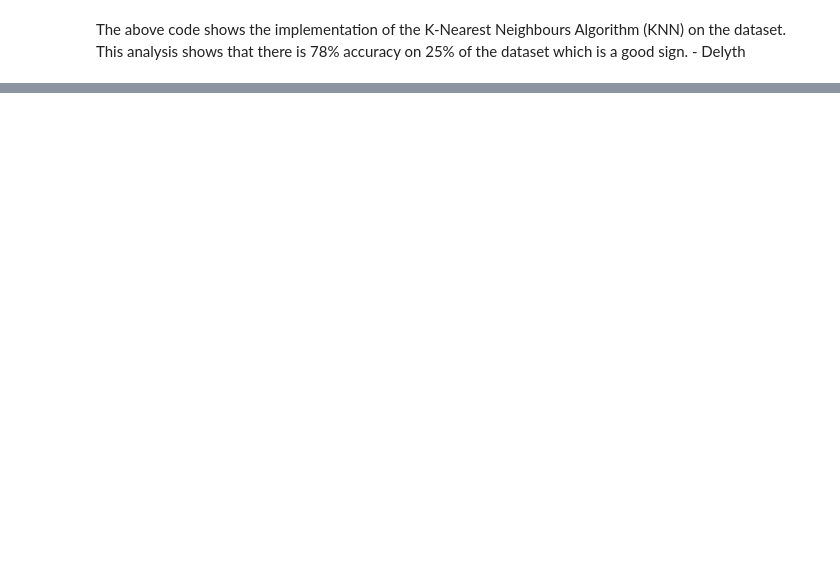
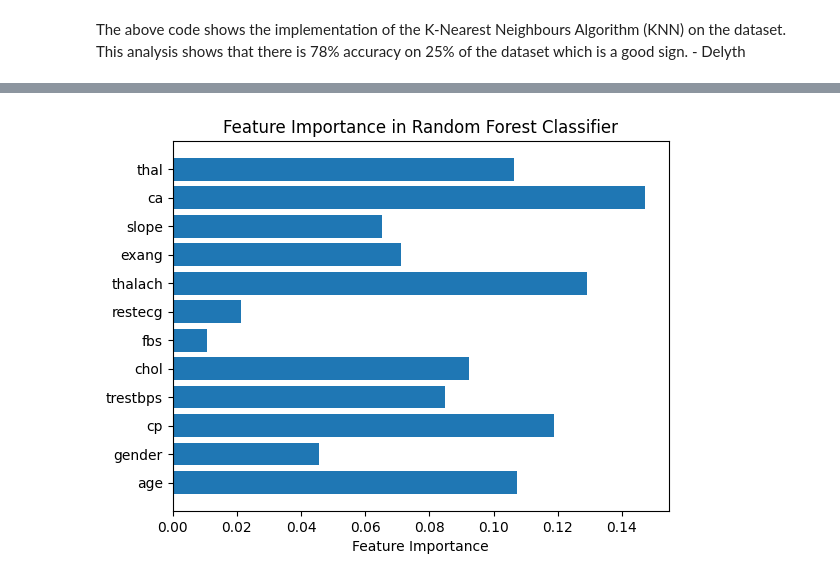
Before and after one commit to Valentin-Iva/Team-2-Project, a Jupyter notebook: team_2_project.ipynb, the cells around one changed output, grey strips where cells are left out. Saved outputs shown, nothing was run; the diff lists cells and outputs as text; code cells hidden in the pictures; blank space fills up the shorter version.

```diff
--- a/team_2_project.ipynb
+++ b/team_2_project.ipynb
@@ -992,0 +1464,11 @@ The above code shows the implementation of the K-Nearest Neighbours Algorithm (K
+# %%
+# Winter
+# Shows bar chart for how important each feature is
+feature_importances = classifier.feature_importances_
+
+plt.barh(input_features.columns, feature_importances)
+plt.xlabel('Feature Importance')
+plt.title('Feature Importance in Random Forest Classifier')
+plt.show()
+# %% [output]
+[figure, added]
```
Also changed, not shown: parts of 36 cells of this notebook.
